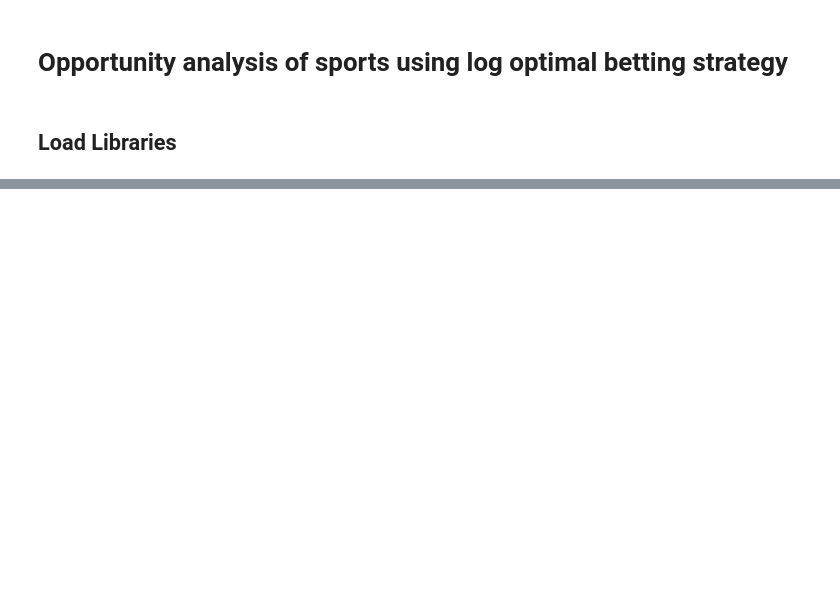
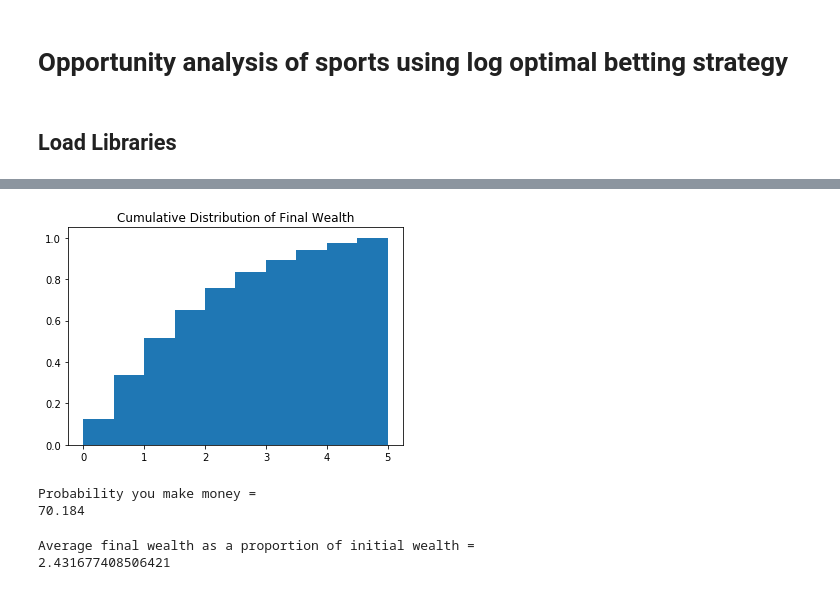
Before and after one commit to bubblesort251/GamblingAnalysis, a Jupyter notebook: BreakEvenAnalysis.ipynb, the cells around one changed output, grey strips where cells are left out. Saved outputs shown, nothing was run; the diff lists cells and outputs as text; code cells hidden in the pictures; blank space fills up the shorter version.

```diff
--- a/BreakEvenAnalysis.ipynb
+++ b/BreakEvenAnalysis.ipynb
@@ -69,0 +96,18 @@ It took 0.026878833770751953
+# %%
+plt.hist(dfDistributions['Time 15'], range=(0,5), density=True, cumulative=True)
+plt.title('Cumulative Distribution of Final Wealth')
+plt.show()
+# %% [output]
+[figure, added]
+# %%
+print('Probability you make money = ')
+print(100*dfDistributions[dfDistributions['Time 15'] >= 1].shape[0]/dfDistributions['Time 15'].shape[0])
+# %% [output]
+Probability you make money =
+70.184
+# %%
+print('Average final wealth as a proportion of initial wealth = ')
+print(dfDistributions['Time 15'].mean())
+# %% [output]
+Average final wealth as a proportion of initial wealth =
+2.431677408506421
```
Also changed, not shown: parts of 14 cells of this notebook, 1 other file.
